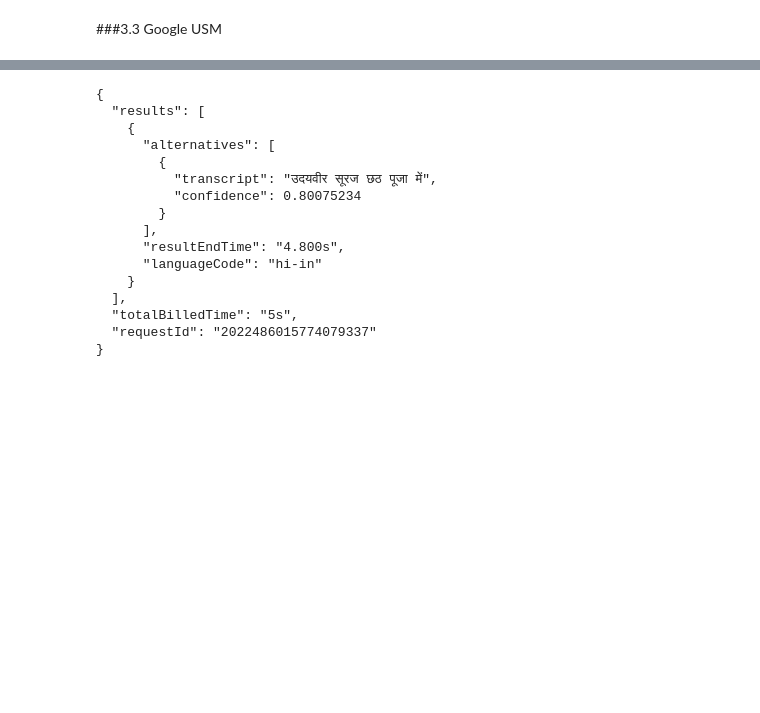
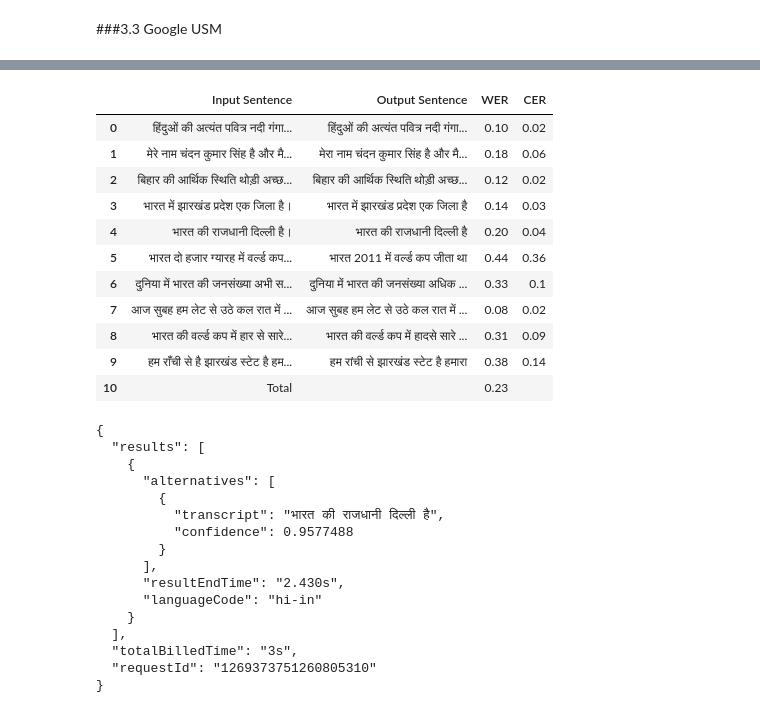
Before and after one commit to chandan110791/HindiSpeechRecognition, a Jupyter notebook: Whisper_LM_fusion_final.ipynb, the cells around one changed output, grey strips where cells are left out. Saved outputs shown, nothing was run; the diff lists cells and outputs as text; code cells hidden in the pictures; blank space fills up the shorter version.

```diff
--- a/Whisper_LM_fusion_final.ipynb
+++ b/Whisper_LM_fusion_final.ipynb
@@ -1852,0 +2362,15 @@ wav_audio.export("/content/audio_1_1.flac", format="flac")
+# %%
+# List of audio files
+gc_audio_files_url_1 = [
+    "gs://test_310189/audio_1_16kHz.flac",
+    "gs://test_310189/audio_2_16kHz.flac",
+    "gs://test_310189/audio_3_16kHz.flac",
+    "gs://test_310189/audio_4_16kHz.flac",
+    "gs://test_310189/audio_5_16kHz.flac",
+    "gs://test_310189/audio_6_16kHz.flac",
+    "gs://test_310189/audio_7_16kHz.flac",
+    "gs://test_310189/audio_8_16kHz.flac",
+    "gs://test_310189/audio_9_16kHz.flac",
+    "gs://test_310189/audio_10_16kHz.flac"
+
+]
@@ -1852,0 +2435,19 @@ wav_audio.export("/content/audio_1_1.flac", format="flac")
+# %%
+google_updated_dict = {}
+
+for key in google_transcriptions_dict:
+    # Extract the part of the key after the last '/'
+    file_name = key.split('/')[-1]
+
+    # Replace the file extension from .flac to .mp3
+    new_file_name = file_name.replace('.flac', '.mp3')
+
+    # Construct the new key
+    new_key = f'/content/{new_file_name}'
+
+    # Assign the value from the original dictionary to the new key in updated_dict
+    # Ensure the value is put into a list
+    google_updated_dict[new_key] = [google_transcriptions_dict[key]]
+
+# google_updated_dict now contains the updated keys with values in lists
+print(google_updated_dict)
@@ -1853,22 +2526,39 @@ wav_audio.export("/content/audio_1_1.flac", format="flac")
+# %%
+# Calculate WER and CER
+results_df  = calculate_wer_and_cer(transcriptions, google_updated_dict)
+display(HTML(results_df.to_html()))
+# %% [output]
+|  | Input Sentence | Output Sentence | WER | CER |
+| 0 | हिंदुओं की अत्यंत पवित्र नदी गंगा... | हिंदुओं की अत्यंत पवित्र नदी गंगा... | 0.10 | 0.02 |
+| 1 | मेरे नाम चंदन कुमार सिंह है और मै... | मेरा नाम चंदन कुमार सिंह है और मै... | 0.18 | 0.06 |
+| 2 | बिहार की आर्थिक स्थिति थोड़ी अच्छ... | बिहार की आर्थिक स्थिति थोड़ी अच्छ... | 0.12 | 0.02 |
+| 3 | भारत में झारखंड प्रदेश एक जिला है। | भारत में झारखंड प्रदेश एक जिला है | 0.14 | 0.03 |
+| 4 | भारत की राजधानी दिल्ली है। | भारत की राजधानी दिल्ली है | 0.20 | 0.04 |
+| 5 | भारत दो हजार ग्यारह में वर्ल्ड कप... | भारत 2011 में वर्ल्ड कप जीता था | 0.44 | 0.36 |
+| 6 | दुनिया में भारत की जनसंख्या अभी स... | दुनिया में भारत की जनसंख्या अधिक ... | 0.33 | 0.1 |
+| 7 | आज सुबह हम लेट से उठे कल रात में ... | आज सुबह हम लेट से उठे कल रात में ... | 0.08 | 0.02 |
+| 8 | भारत की वर्ल्ड कप में हार से सारे... | भारत की वर्ल्ड कप में हादसे सारे ... | 0.31 | 0.09 |
+| 9 | हम राँची से है झारखंड स्टेट है हम... | हम रांची से झारखंड स्टेट है हमारा | 0.38 | 0.14 |
+| 10 | Total |  | 0.23 |  |
 # %%
-!curl -s -H "Content-Type: application/json" \
-    -H "Authorization: Bearer "$(gcloud auth application-default print-access-token) \
-    https://speech.googleapis.com/v1/speech:recognize \
-    -d @sync-request.json
+# !curl -s -H "Content-Type: application/json" \
+#     -H "Authorization: Bearer "$(gcloud auth application-default print-access-token) \
+#     https://speech.googleapis.com/v1/speech:recognize \
+#     -d @sync-request.json
 # %% [output]
 {
   "results": [
     {
       "alternatives": [
         {
-          "transcript": "उदयवीर सूरज छठ पूजा में",
-          "confidence": 0.80075234
+          "transcript": "भारत की राजधानी दिल्ली है",
+          "confidence": 0.9577488
         }
       ],
-      "resultEndTime": "4.800s",
+      "resultEndTime": "2.430s",
       "languageCode": "hi-in"
     }
   ],
-  "totalBilledTime": "5s",
-  "requestId": "2022486015774079337"
+  "totalBilledTime": "3s",
+  "requestId": "1269373751260805310"
 }
```
Also changed, not shown: parts of 40 cells of this notebook.
